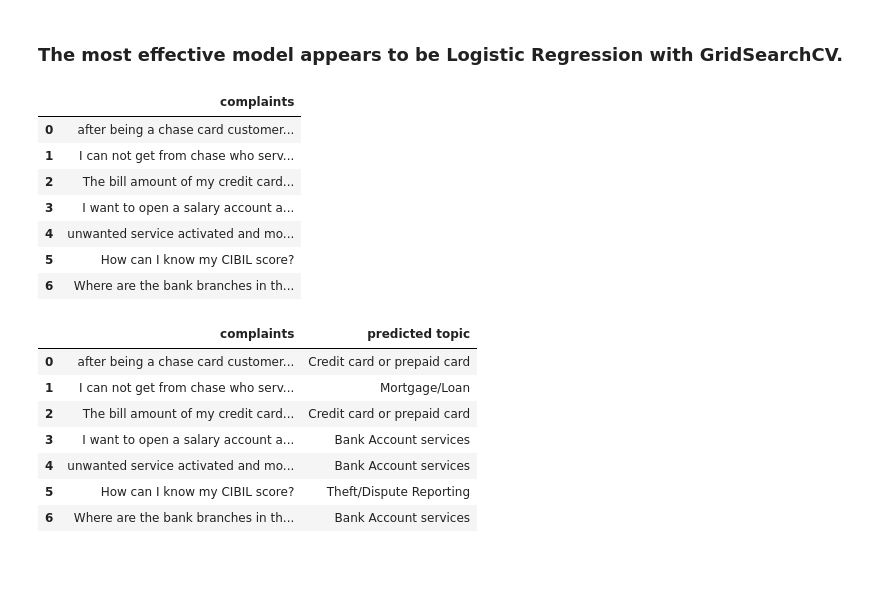
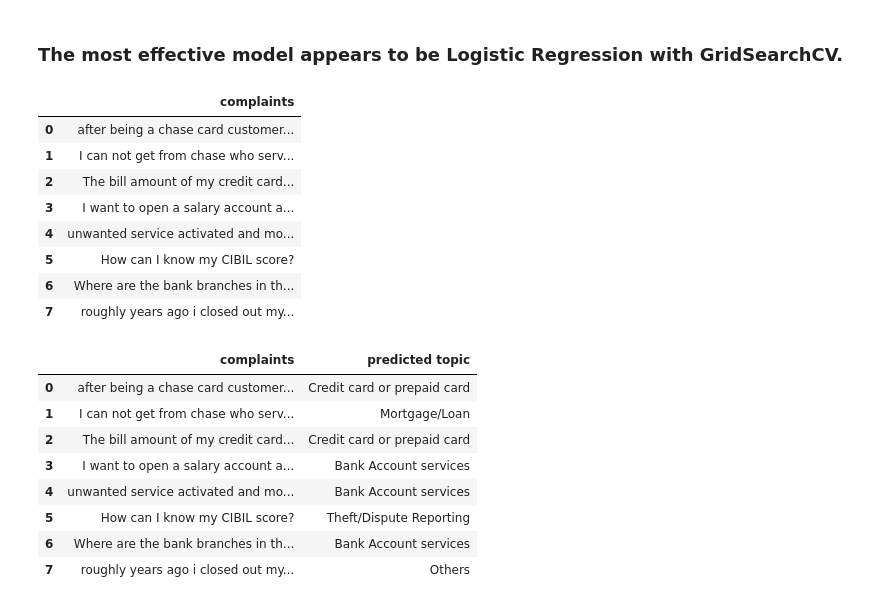
Before and after one commit to SanjayaKumarSahoo/automatic-ticket-classification, a Jupyter notebook: Automatic_Ticket_Classification_Assignment.ipynb, the cells around one changed output. Cells and saved outputs as stored; diff of their text form; code cells hidden in the pictures; blank space fills up the shorter version.

```diff
--- a/Automatic_Ticket_Classification_Assignment.ipynb
+++ b/Automatic_Ticket_Classification_Assignment.ipynb
@@ -1079,24 +1079,27 @@ def topic_predicter(text):
 # %%
 # Create a dataframe of some sample customer complaints
 df_custom = pd.DataFrame({'complaints': [
                                   "after being a chase card customer for well over a decade was offered multiple solicitations for acquiring new credit cards with chase  all with bonus airline miles and hotel points was approved for all  new cards with no annual fee for year after less than months with payment always paid as agreed chase closed all my cards one of my  approved new cards was never activated but was sent to me\n\nchase has done harm to my credit has charged me an annual fee even though they cancelled my account failed to credit my points for both airlines and hotel failed to credit up to for xxxx enrollment and failed to credit airline charge as agreed upon",
                                   "I can not get from chase who services my mortgage, who owns it and who has original loan docs",
                                   "The bill amount of my credit card was debited twice. Please look into the matter and resolve at the earliest.",
                                   "I want to open a salary account at your downtown branch. Please provide me the procedure.",
                                   "unwanted service activated and money deducted automatically ",
                                   "How can I know my CIBIL score?",
-                                  "Where are the bank branches in the city of Patna?"]
+                                  "Where are the bank branches in the city of Patna?",
+                                  "roughly years ago i closed out my accounts with jp morgan chase bank xxxx in order to close out an unsecured line of credit i had to pay it off i did that to close out my account roughly payment when i closed out the accounts and now i get this late payment that showed up on my credit report after years stating i owe close to dollars i have never had any payment schedules or notifications in the years because i paid it off upon calling them i am told i need to show proof i paid it off i would like to think that if indeed i had not paid it off  which i did  i would have immediately received late payment notifications i left chase bank because of some poor customer service and charges that were way out of line with the other banking institutions"
+                                ]
                          })
 df_custom
 # %% [output]
 |  | complaints |
 | 0 | after being a chase card customer... |
 | 1 | I can not get from chase who serv... |
 | 2 | The bill amount of my credit card... |
 | 3 | I want to open a salary account a... |
 | 4 | unwanted service activated and mo... |
 | 5 | How can I know my CIBIL score? |
 | 6 | Where are the bank branches in th... |
+| 7 | roughly years ago i closed out my... |
 # %%
 # Create a new column of predicted topics of each complaint, predicted using the tuned Logistic Regression model
 df_custom['predicted topic'] = df_custom['complaints'].apply(lambda x: topic_predicter([x]))
@@ -1110,3 +1113,4 @@ df_custom
 | 4 | unwanted service activated and mo... | Bank Account services |
 | 5 | How can I know my CIBIL score? | Theft/Dispute Reporting |
 | 6 | Where are the bank branches in th... | Bank Account services |
+| 7 | roughly years ago i closed out my... | Others |
```
